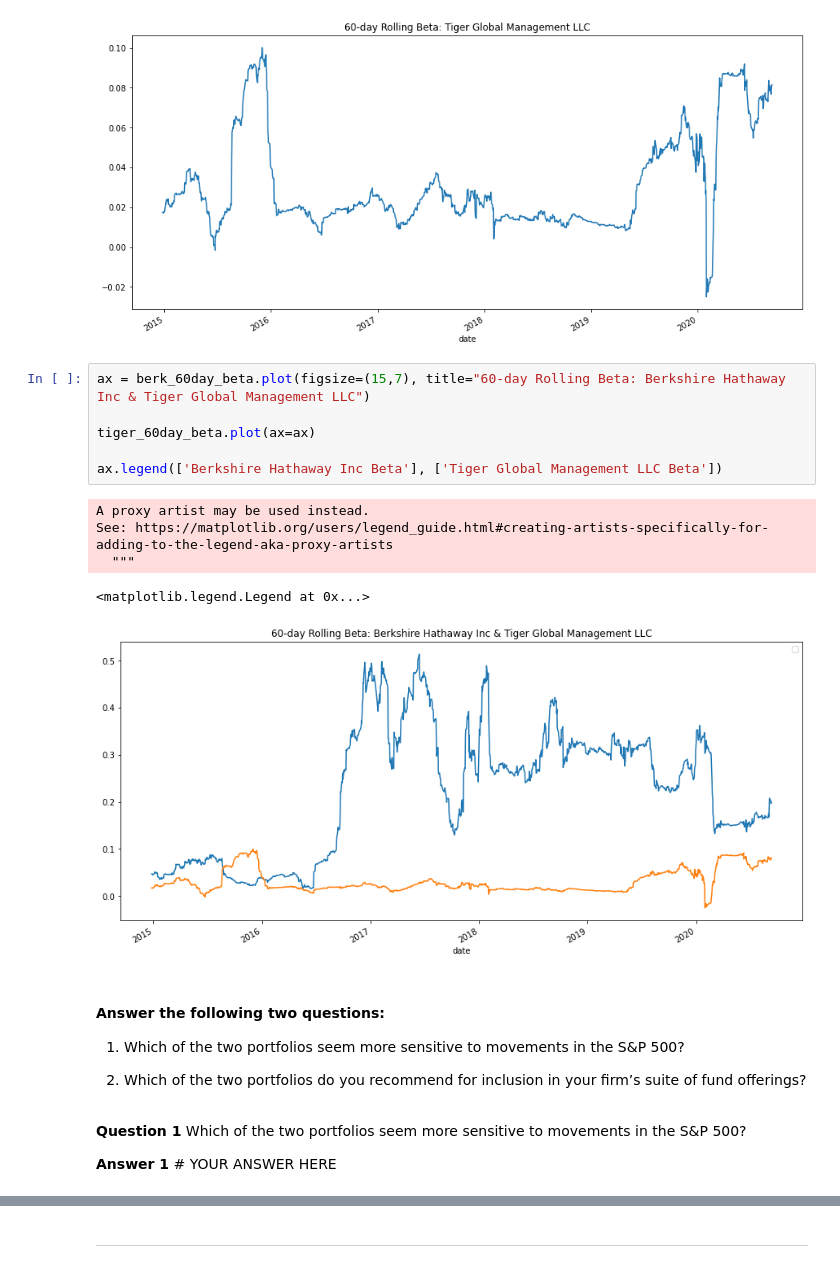
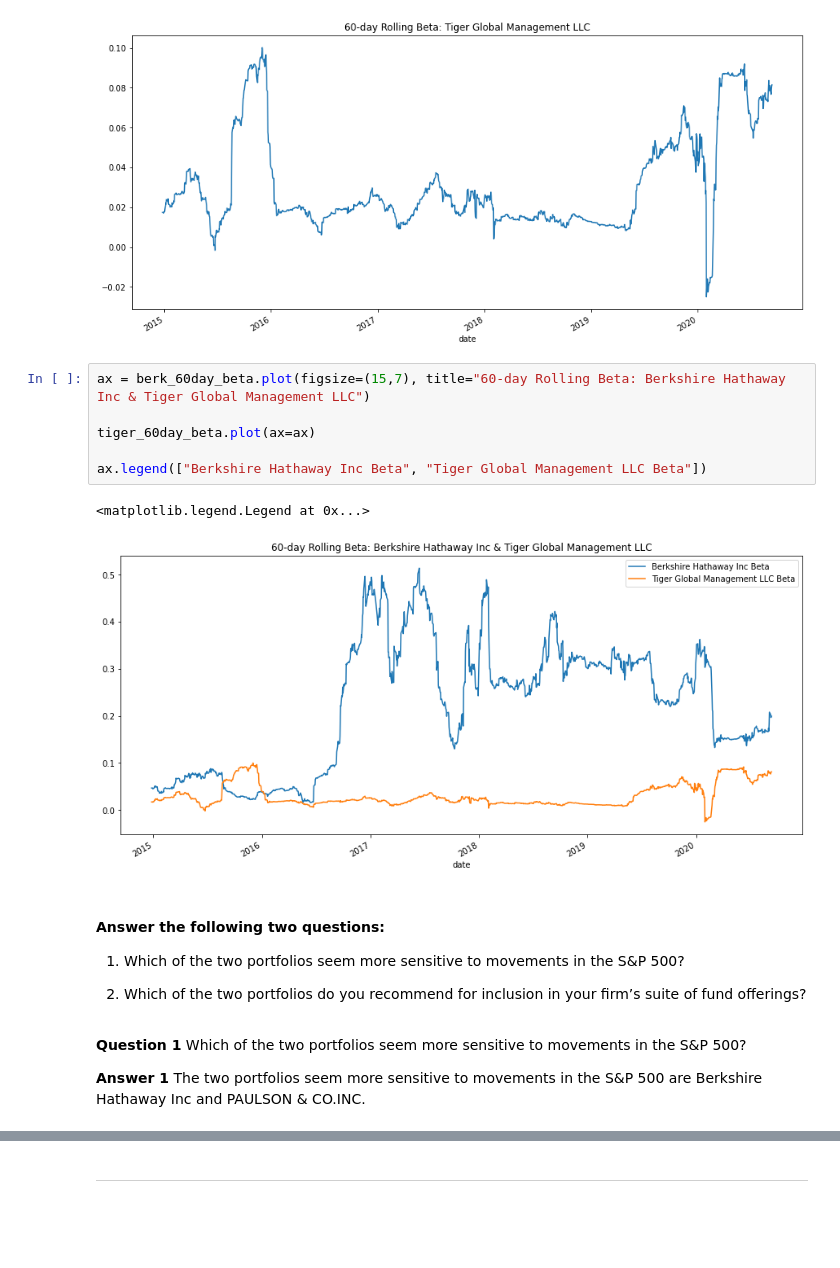
Before and after one commit to stipptracie/Risk_Return_Analysis_module4, a Jupyter notebook: risk_return_analysis.ipynb, the cells around one changed output, grey strips where cells are left out. Drawn from its saved outputs; the diff is of its cells as text; blank space fills up the shorter version.

```diff
--- a/risk_return_analysis.ipynb
+++ b/risk_return_analysis.ipynb
@@ -496,15 +501,12 @@ tiger_60day_beta.plot(figsize=(15,7), title="60-day Rolling Beta: Tiger Global M
 # %%
 ax = berk_60day_beta.plot(figsize=(15,7), title="60-day Rolling Beta: Berkshire Hathaway Inc & Tiger Global Management LLC")
 
 tiger_60day_beta.plot(ax=ax)
 
-ax.legend(['Berkshire Hathaway Inc Beta'], ['Tiger Global Management LLC Beta'])
+ax.legend(["Berkshire Hathaway Inc Beta", "Tiger Global Management LLC Beta"])
 # %% [output]
-A proxy artist may be used instead.
-See: https://matplotlib.org/users/legend_guide.html#creating-artists-specifically-for-adding-to-the-legend-aka-proxy-artists
-  """
+<matplotlib.legend.Legend at 0x...>
-<matplotlib.legend.Legend at 0x...>
-[figure, old version]
+[figure, new version]
 # %% [markdown]
 #### Answer the following two questions:
 
@@ -514,4 +516,4 @@ See: https://matplotlib.org/users/legend_guide.html#creating-artists-specificall
 # %% [markdown]
 **Question 1** Which of the two portfolios seem more sensitive to movements in the S&P 500?
 
-**Answer 1** # YOUR ANSWER HERE
+**Answer 1** The two portfolios seem more sensitive to movements in the S&P 500 are Berkshire Hathaway Inc and PAULSON & CO.INC.
```
Also changed, not shown: parts of 7 cells of this notebook.
